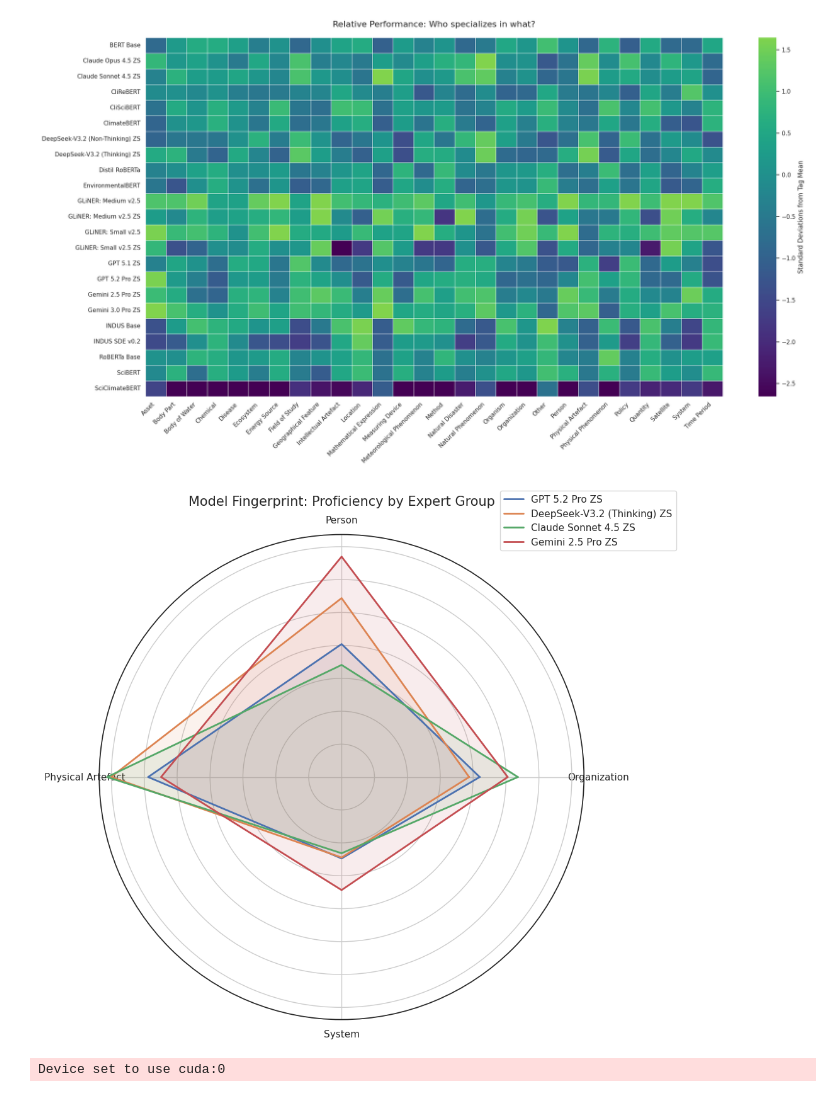
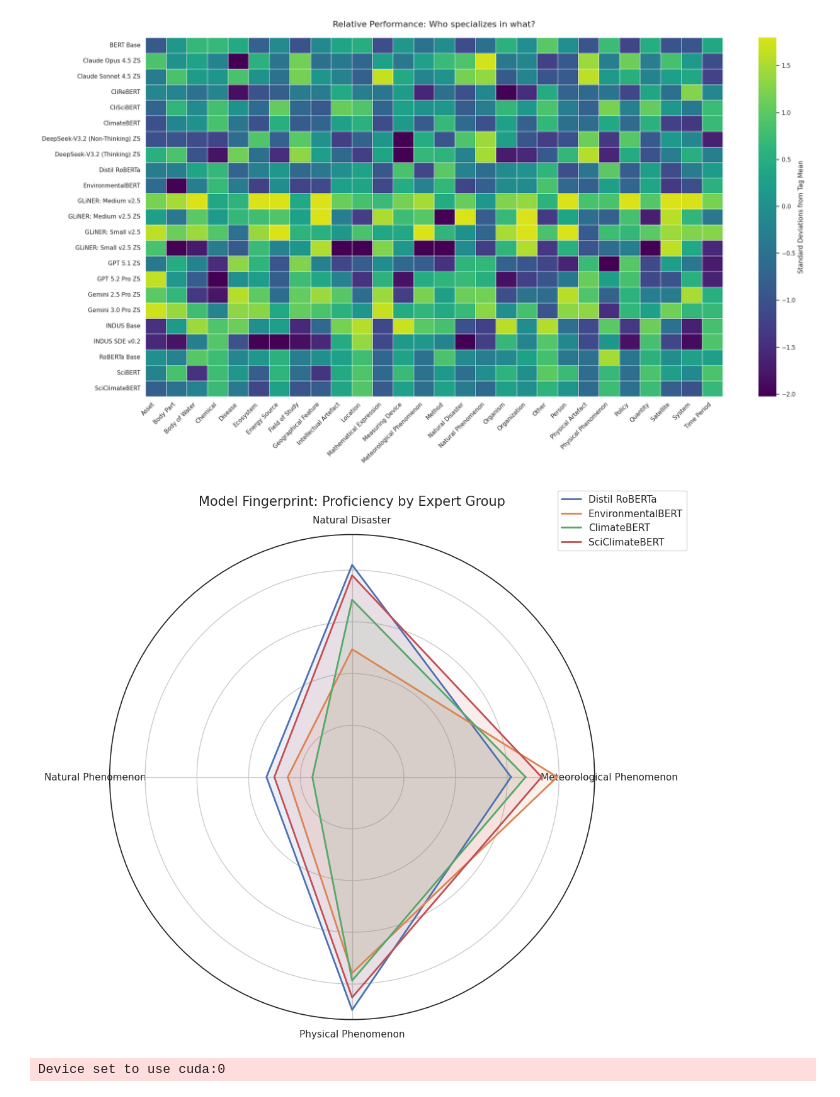
Before and after one commit to P0L3/CliReNER, a Jupyter notebook: EXPERIMENTS/try.ipynb, the cells around one changed output. Saved outputs shown, nothing was run; the diff lists cells and outputs as text; code cells hidden in the pictures.

Commit message:
Adds new visualks for paper

```diff
--- a/EXPERIMENTS/try.ipynb
+++ b/EXPERIMENTS/try.ipynb
@@ -8,7 +8,7 @@ from sklearn.cluster import KMeans
 
 # 1. Prepare the Matrix
 # Pivot: Rows = Models, Cols = Tags
-df = pd.read_csv("clirener_aggregated_mean_std_strict.csv")
+df = pd.read_csv("clirener_aggregated_mean_std.csv")
 
 matrix = df.pivot(index='model_display_name', columns='tag', values='strict_f1_mean').fillna(0)
 
@@ -115,7 +115,7 @@ plt.xticks(rotation=45, ha='right')
 plt.tight_layout()
 plt.show()
 # %% [output]
-[figure, old version]
+[figure, new version]
 # %%
 import numpy as np
 import matplotlib.pyplot as plt
@@ -134,6 +134,8 @@ groups = {
     "G5: Natural Events": ["Natural Disaster", "Natural Phenomenon"],
     "G6: Artifacts/Orgs": ["Physical Artefact", "Organization", "Person", "System"]
 }
+
+
 
 # Assuming you have a list of your tags
 all_tags = [
@@ -186,12 +188,24 @@ all_tags = [
 ]
 
 all_tags = [
+    "Asset", "Policy", "Method", "Field of Study", "Intellectual Artefact",
+    "Location", "Geographical Feature", "Body of Water", "Time Period","Satellite",
+    "Mathematical Expression", "Measuring Device", "Physical Phenomenon", "Quantity",
+    "Body Part", "Organism", "Ecosystem", "Chemical", "Disease",
+    "Energy Source", "Meteorological Phenomenon",  "Natural Disaster", "Natural Phenomenon",
+    "Physical Artefact", "Organization", "Person", "System"
+]
+
+all_tags = [
     # "Asset", "Policy", "Method", "Field of Study", "Intellectual Artefact",
     # "Location", "Geographical Feature", "Body of Water", "Time Period","Satellite",
-    # "Mathematical Expression", "Measuring Device", "Physical Phenomenon", "Quantity",
+    # "Mathematical Expression", "Measuring Device",
+    "Physical Phenomenon",
+    # "Quantity",
     # "Body Part", "Organism", "Ecosystem", "Chemical", "Disease",
-    # "Energy Source", "Meteorological Phenomenon",  "Natural Disaster", "Natural Phenomenon",
-    "Physical Artefact", "Organization", "Person", "System"
+    # "Energy Source",
+    "Meteorological Phenomenon",  "Natural Disaster", "Natural Phenomenon",
+    # "Physical Artefact", "Organization", "Person", "System"
 ]
 
 # Create the dictionary dynamically
@@ -234,12 +248,12 @@ df['expert_group'] = df['tag'].map(tag_to_group)
 # 3. Select 3 distinct models to compare (Avoid cluttering)
 selected_models = [
     # "RoBERTa Base",
-    "INDUS Base", # "INDUS SDE v0.2",
+    # "INDUS Base", "INDUS SDE v0.2",
 
     # "BERT Base", "SciBERT", "CliSciBERT", "CliReBERT",
 
-    # "Distil RoBERTa", "EnvironmentalBERT", "ClimateBERT",
-    # "SciClimateBERT",
+    "Distil RoBERTa", "EnvironmentalBERT", "ClimateBERT",
+    "SciClimateBERT",
 
     # "GLiNER: Small v2.5 ZS",
     # "GLiNER: Small v2.5",
@@ -247,43 +261,43 @@ selected_models = [
     # "GLiNER: Medium v2.5",
 
     # "GPT 5.1 ZS",
-    "GPT 5.2 Pro ZS",
+    # "GPT 5.2 Pro ZS",
     # "DeepSeek-V3.2 (Non-Thinking) ZS",
-    "DeepSeek-V3.2 (Thinking) ZS",
+    # "DeepSeek-V3.2 (Thinking) ZS",
     # "Claude Opus 4.5 ZS",
-    "Claude Sonnet 4.5 ZS",
+    # "Claude Sonnet 4.5 ZS",
     # "Gemini 3.0 Pro ZS",
-    "Gemini 2.5 Pro ZS"
+    # "Gemini 2.5 Pro ZS"
 ]
 
 
 subset = df[df['model_display_name'].isin(selected_models)]
 
 # 4. Aggregate F1 by Model and Group
 radar_data = subset.groupby(['model_display_name', 'expert_group'])['strict_f1_mean'].mean().unstack().fillna(0)
 
 # 5. Build Radar Chart
 labels = list(radar_data.columns)
 num_vars = len(labels)
 angles = np.linspace(0, 2 * np.pi, num_vars, endpoint=False).tolist()
 angles += angles[:1] # Close the loop
 
 fig, ax = plt.subplots(figsize=(10, 10), subplot_kw=dict(polar=True))
 
 for model in selected_models:
     values = radar_data.loc[model].tolist()
     values += values[:1] # Close the loop
     ax.plot(angles, values, linewidth=2, label=model)
     ax.fill(angles, values, alpha=0.1)
 
 ax.set_yticklabels([])
 ax.set_xticks(angles[:-1])
 ax.set_xticklabels(labels, fontsize=11)
 plt.title("Model Fingerprint: Proficiency by Expert Group", y=1.05, fontsize=15)
 plt.legend(loc='upper right', bbox_to_anchor=(1.2, 1.1))
 plt.show()
 # %% [output]
-[figure, old version]
+[figure, new version]
 # %%
 from transformers import AutoTokenizer, AutoModelForMaskedLM, pipeline
 import torch
```
Also changed, not shown: parts of 2 cells of this notebook, 2 other files.
